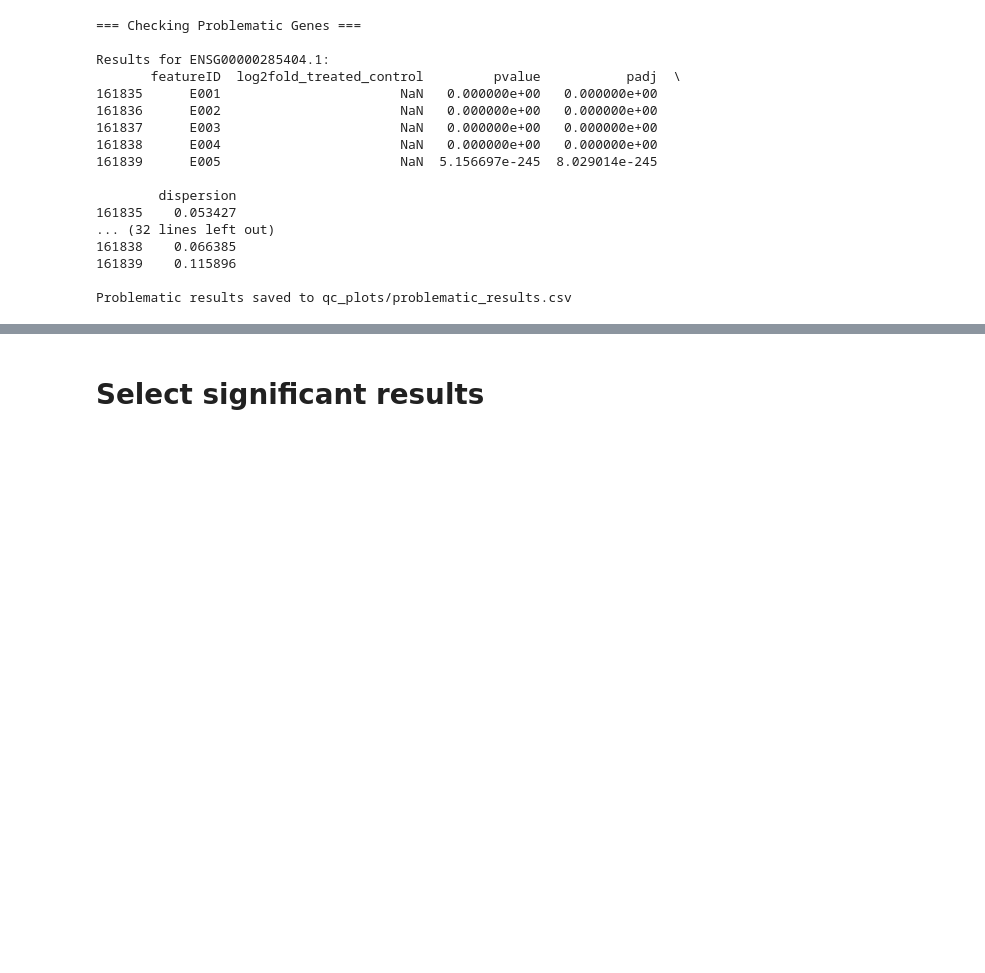
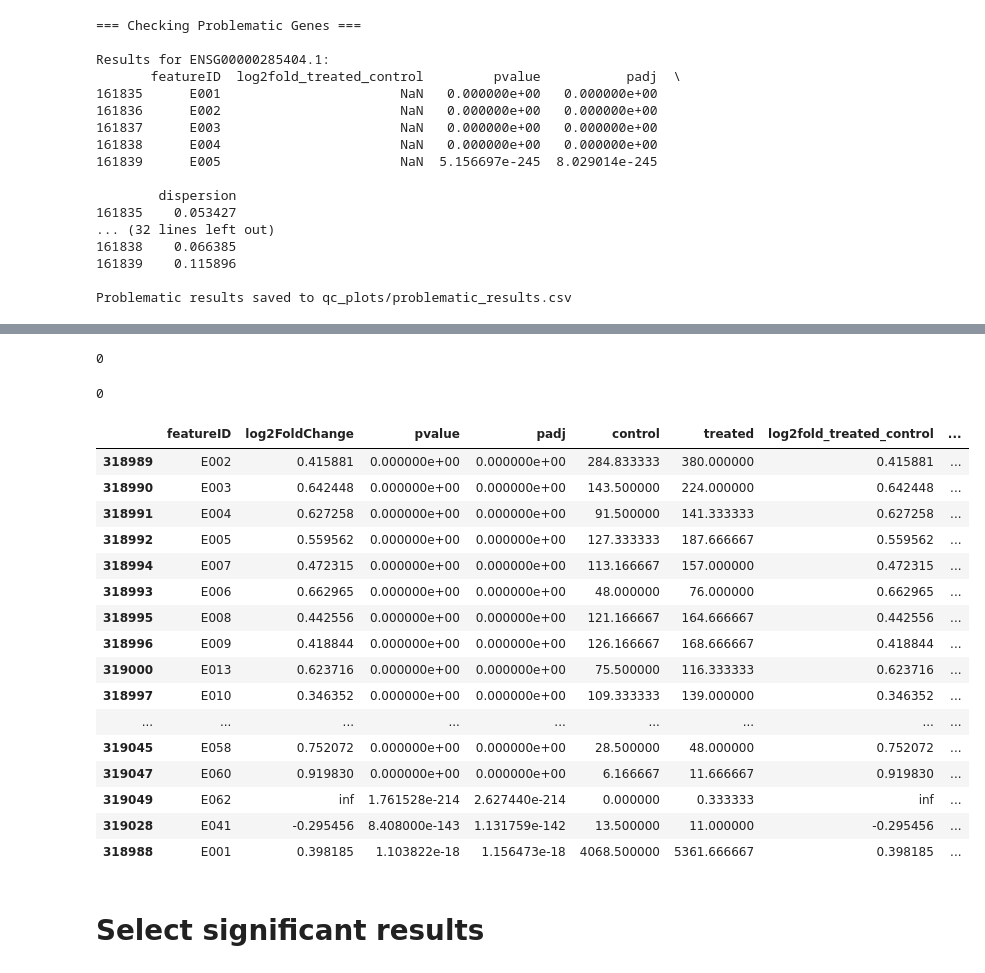
Before and after one commit to michal7kw/SRF_Snords, a Jupyter notebook: 5_results_check.ipynb, the cells around one changed output, grey strips where cells are left out. Drawn from its saved outputs; the diff is of its cells as text; code cells hidden in the pictures; blank space fills up the shorter version.

```diff
--- a/5_results_check.ipynb
+++ b/5_results_check.ipynb
@@ -20,7 +20,7 @@ Current working directory: /beegfs/scratch/ric.broccoli/kubacki.michal/SRF_Snord
 # Examind the data
 # %%
 # Example usage
-results_file = "output_v38/dexseq_results_PW1_vs_combined_controls.csv"
+results_file = "output/dexseq_results_PW1_vs_combined_controls.csv"
 df = pd.read_csv(results_file)
 # %%
 df.head()
@@ -88,0 +89,2 @@ median_fold_change: -0.0085588454799916
+# %%
+matching_rows = df[df['groupID'] == 'ENSG00000169057.24']
@@ -89,3 +100,68 @@ median_fold_change: -0.0085588454799916
+# %%
+matching_rows.control.notna().sum()
+# %% [output]
+0
+# %%
+matching_rows.treated.notna().sum()
+# %% [output]
+0
+# %%
+# Calculate mean counts for control and treated groups
+control_counts = matching_rows[['countData.EDO_1', 'countData.EDO_2', 'countData.EDO_3',
+                              'countData.ND1_1', 'countData.ND1_2', 'countData.ND1_3']].mean(axis=1)
+treated_counts = matching_rows[['countData.PW1_1', 'countData.PW1_2', 'countData.PW1_3']].mean(axis=1)
+
+# Calculate log2 fold change and add p-values
+manual_log2fc = np.log2(treated_counts) - np.log2(control_counts)
+results = pd.DataFrame({
+    'featureID': matching_rows['featureID'],
+    'log2FoldChange': manual_log2fc,
+    'pvalue': matching_rows['pvalue'],
+    'padj': matching_rows['padj'],
+    'control': control_counts,
+    'treated': treated_counts,
+    'log2fold_treated_control': manual_log2fc,
+    'genomicData.seqnames': matching_rows['genomicData.seqnames'],
+    'genomicData.start': matching_rows['genomicData.start'],
+    'genomicData.end': matching_rows['genomicData.end'],
+    'genomicData.width': matching_rows['genomicData.width'],
+    'genomicData.strand': matching_rows['genomicData.strand'],
+    'countData.EDO_1': matching_rows['countData.EDO_1'],
+    'countData.EDO_2': matching_rows['countData.EDO_2'],
+    'countData.EDO_3': matching_rows['countData.EDO_3'],
+    'countData.ND1_1': matching_rows['countData.ND1_2'],
+    'countData.ND1_2': matching_rows['countData.ND1_2'],
+    'countData.ND1_3': matching_rows['countData.ND1_3'],
+    'countData.PW1_1': matching_rows['countData.PW1_1'],
+    'countData.PW1_2': matching_rows['countData.PW1_2'],
+    'countData.PW1_3': matching_rows['countData.PW1_3']
+})
+
+# Sort by adjusted p-value
+results = results.sort_values('padj')
+# %%
+pd.set_option('display.max_rows', None)
+pd.set_option('display.max_columns', None)
+pd.set_option('display.width', None)
+results
+# %% [output]
+|  | featureID | log2FoldChange | pvalue | padj | control | treated | log2fold_treated_control | ... |
+| 318989 | E002 | 0.415881 | 0.000000e+00 | 0.000000e+00 | 284.833333 | 380.000000 | 0.415881 | ... |
+| 318990 | E003 | 0.642448 | 0.000000e+00 | 0.000000e+00 | 143.500000 | 224.000000 | 0.642448 | ... |
+| 318991 | E004 | 0.627258 | 0.000000e+00 | 0.000000e+00 | 91.500000 | 141.333333 | 0.627258 | ... |
+| 318992 | E005 | 0.559562 | 0.000000e+00 | 0.000000e+00 | 127.333333 | 187.666667 | 0.559562 | ... |
+| 318994 | E007 | 0.472315 | 0.000000e+00 | 0.000000e+00 | 113.166667 | 157.000000 | 0.472315 | ... |
+| 318993 | E006 | 0.662965 | 0.000000e+00 | 0.000000e+00 | 48.000000 | 76.000000 | 0.662965 | ... |
+| 318995 | E008 | 0.442556 | 0.000000e+00 | 0.000000e+00 | 121.166667 | 164.666667 | 0.442556 | ... |
+| 318996 | E009 | 0.418844 | 0.000000e+00 | 0.000000e+00 | 126.166667 | 168.666667 | 0.418844 | ... |
+| 319000 | E013 | 0.623716 | 0.000000e+00 | 0.000000e+00 | 75.500000 | 116.333333 | 0.623716 | ... |
+| 318997 | E010 | 0.346352 | 0.000000e+00 | 0.000000e+00 | 109.333333 | 139.000000 | 0.346352 | ... |
+| ... | ... | ... | ... | ... | ... | ... | ... | ... |
+| 319045 | E058 | 0.752072 | 0.000000e+00 | 0.000000e+00 | 28.500000 | 48.000000 | 0.752072 | ... |
+| 319047 | E060 | 0.919830 | 0.000000e+00 | 0.000000e+00 | 6.166667 | 11.666667 | 0.919830 | ... |
+| 319049 | E062 | inf | 1.761528e-214 | 2.627440e-214 | 0.000000 | 0.333333 | inf | ... |
+| 319028 | E041 | -0.295456 | 8.408000e-143 | 1.131759e-142 | 13.500000 | 11.000000 | -0.295456 | ... |
+| 318988 | E001 | 0.398185 | 1.103822e-18 | 1.156473e-18 | 4068.500000 | 5361.666667 | 0.398185 | ... |
 # %% [markdown]
 # Select significant results
 # %%
```
Also changed, not shown: parts of 6 cells of this notebook, 5 other files.
